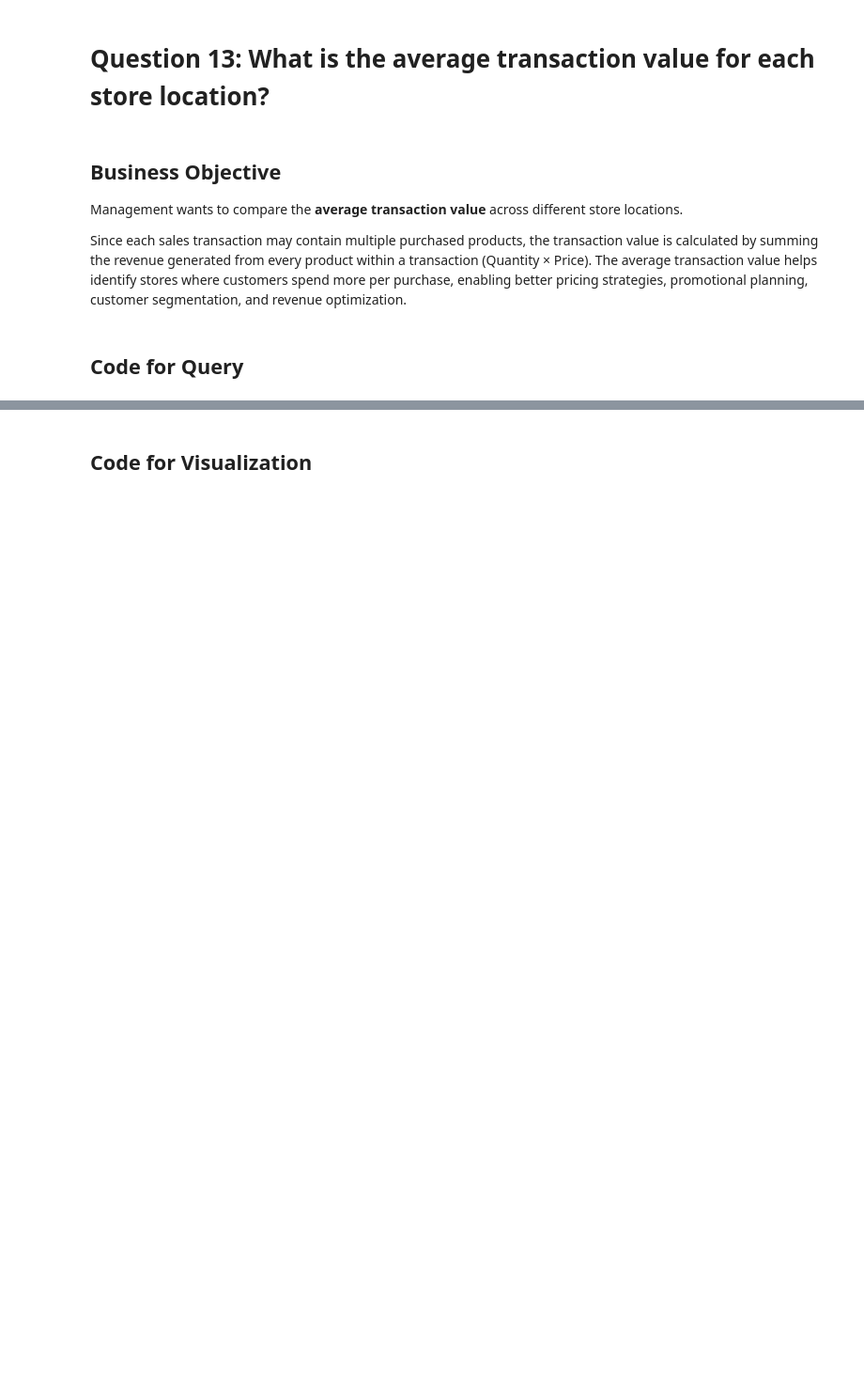
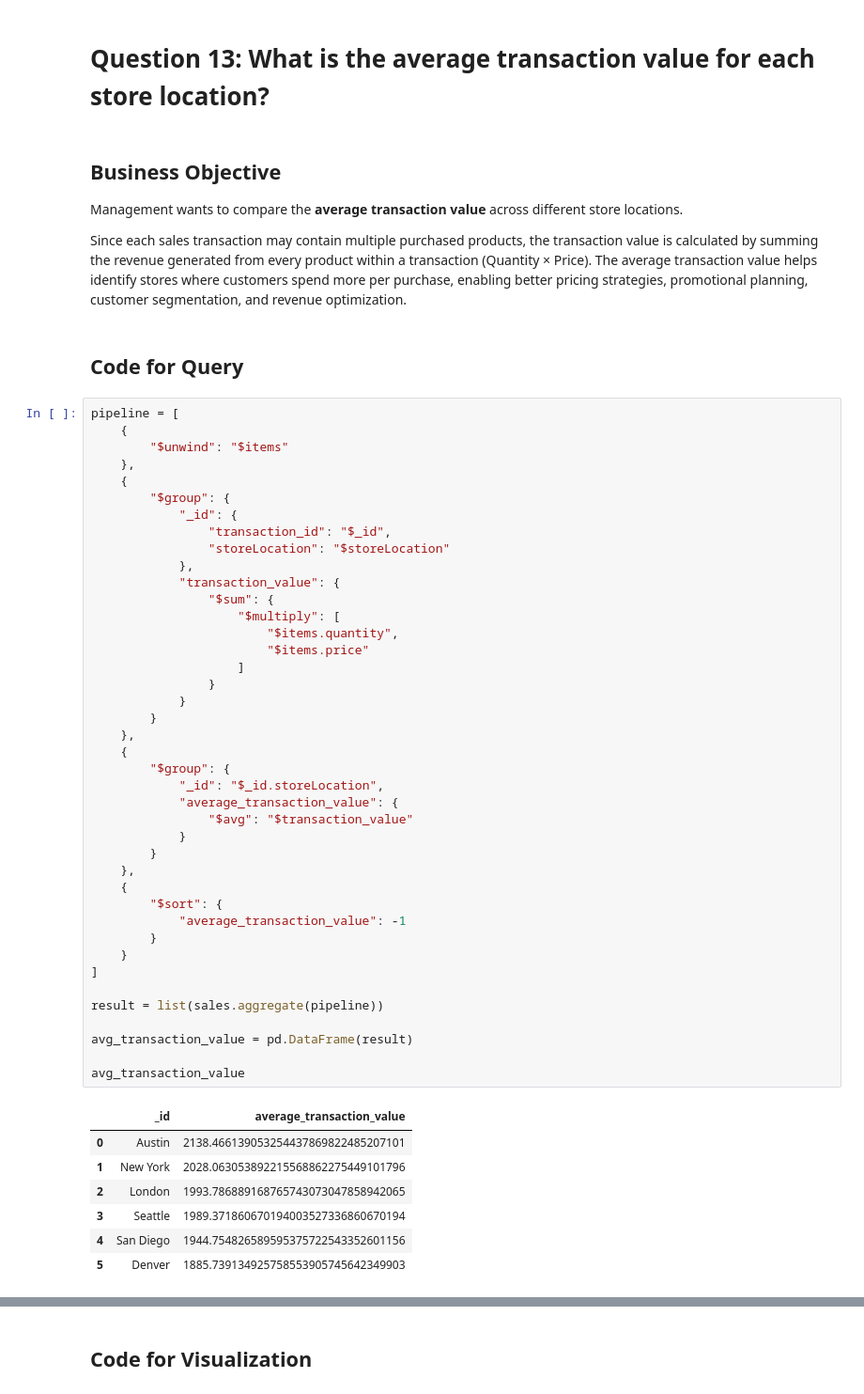
Before and after one commit to thanuja-reddi/MongoDB_EDA_Case_Study, a Jupyter notebook: notebooks/homework_casestudy_questions.ipynb, the cells around one changed output, grey strips where cells are left out. Shown at 94% size. Saved outputs shown, nothing was run; the diff lists cells and outputs as text; blank space fills up the shorter version.

```diff
--- a/notebooks/homework_casestudy_questions.ipynb
+++ b/notebooks/homework_casestudy_questions.ipynb
@@ -1018,3 +1018,52 @@ Management wants to compare the **average transaction value** across different s
 Since each sales transaction may contain multiple purchased products, the transaction value is calculated by summing the revenue generated from every product within a transaction (Quantity × Price). The average transaction value helps identify stores where customers spend more per purchase, enabling better pricing strategies, promotional planning, customer segmentation, and revenue optimization.
 # %% [markdown]
 ## Code for Query
+# %%
+pipeline = [
+    {
+        "$unwind": "$items"
+    },
+    {
+        "$group": {
+            "_id": {
+                "transaction_id": "$_id",
+                "storeLocation": "$storeLocation"
+            },
+            "transaction_value": {
+                "$sum": {
+                    "$multiply": [
+                        "$items.quantity",
+                        "$items.price"
+                    ]
+                }
+            }
+        }
+    },
+    {
+        "$group": {
+            "_id": "$_id.storeLocation",
+            "average_transaction_value": {
+                "$avg": "$transaction_value"
+            }
+        }
+    },
+    {
+        "$sort": {
+            "average_transaction_value": -1
+        }
+    }
+]
+
+result = list(sales.aggregate(pipeline))
+
+avg_transaction_value = pd.DataFrame(result)
+
+avg_transaction_value
+# %% [output]
+|  | _id | average_transaction_value |
+| 0 | Austin | 2138.466139053254437869822485207101 |
+| 1 | New York | 2028.063053892215568862275449101796 |
+| 2 | London | 1993.786889168765743073047858942065 |
+| 3 | Seattle | 1989.371860670194003527336860670194 |
+| 4 | San Diego | 1944.754826589595375722543352601156 |
+| 5 | Denver | 1885.739134925758553905745642349903 |
```
Also changed, not shown: parts of 4 cells of this notebook.
